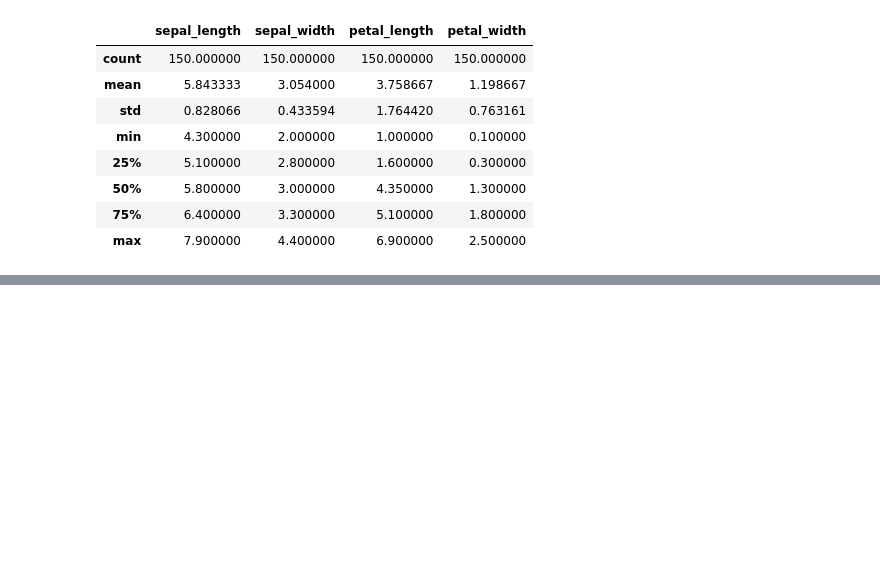
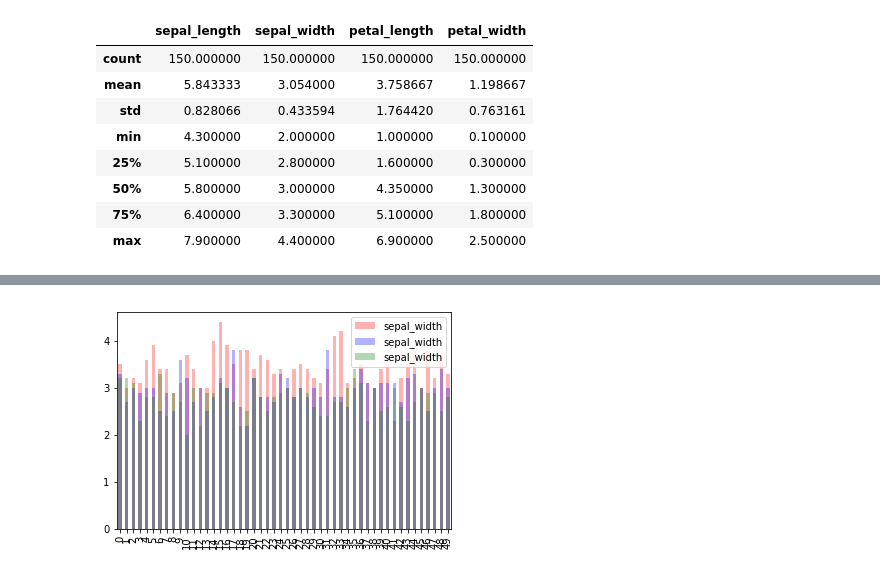
Before and after one commit to karobotco/masterdegree, a Jupyter notebook: machine_learning/taller_1/Taller_1.ipynb, the cells around one changed output, grey strips where cells are left out. Cells and saved outputs as stored; diff of their text form; code cells hidden in the pictures; blank space fills up the shorter version.

```diff
--- a/machine_learning/taller_1/Taller_1.ipynb
+++ b/machine_learning/taller_1/Taller_1.ipynb
@@ -146,0 +166,30 @@ con.close()
+# %%
+import sqlite3
+import pandas as pd
+import numpy as np
+import matplotlib.pyplot as pls
+
+# Create a SQL connection to our SQLite database
+con = sqlite3.connect("iris.sqlite")
+
+cur = con.cursor()
+
+ax = plt.gca()
+
+setosa = pd.read_sql_query('SELECT sepal_width FROM iris WHERE species = "setosa"', con)
+versicolor = pd.read_sql_query('SELECT sepal_width FROM iris WHERE species = "versicolor"', con)
+virginica = pd.read_sql_query('SELECT sepal_width FROM iris WHERE species = "virginica"', con)
+
+setosa.plot(kind='bar', color='r', alpha=0.3, ax=ax)
+virginica.plot(kind='bar', color='b', alpha=0.3, ax=ax)
+versicolor.plot(kind='bar', color='g', alpha=0.3, ax=ax)
+
+plt.savefig('grafica', dpi=None, facecolor='w', edgecolor='w',
+        orientation='portrait', papertype=None, format=None,
+        transparent=True, bbox_inches=None, pad_inches=0.1,
+        frameon=None, metadata=None)
+plt.show()
+
+con.close()
+# %% [output]
+[figure, added]
```
Also changed, not shown: parts of 14 cells of this notebook.
